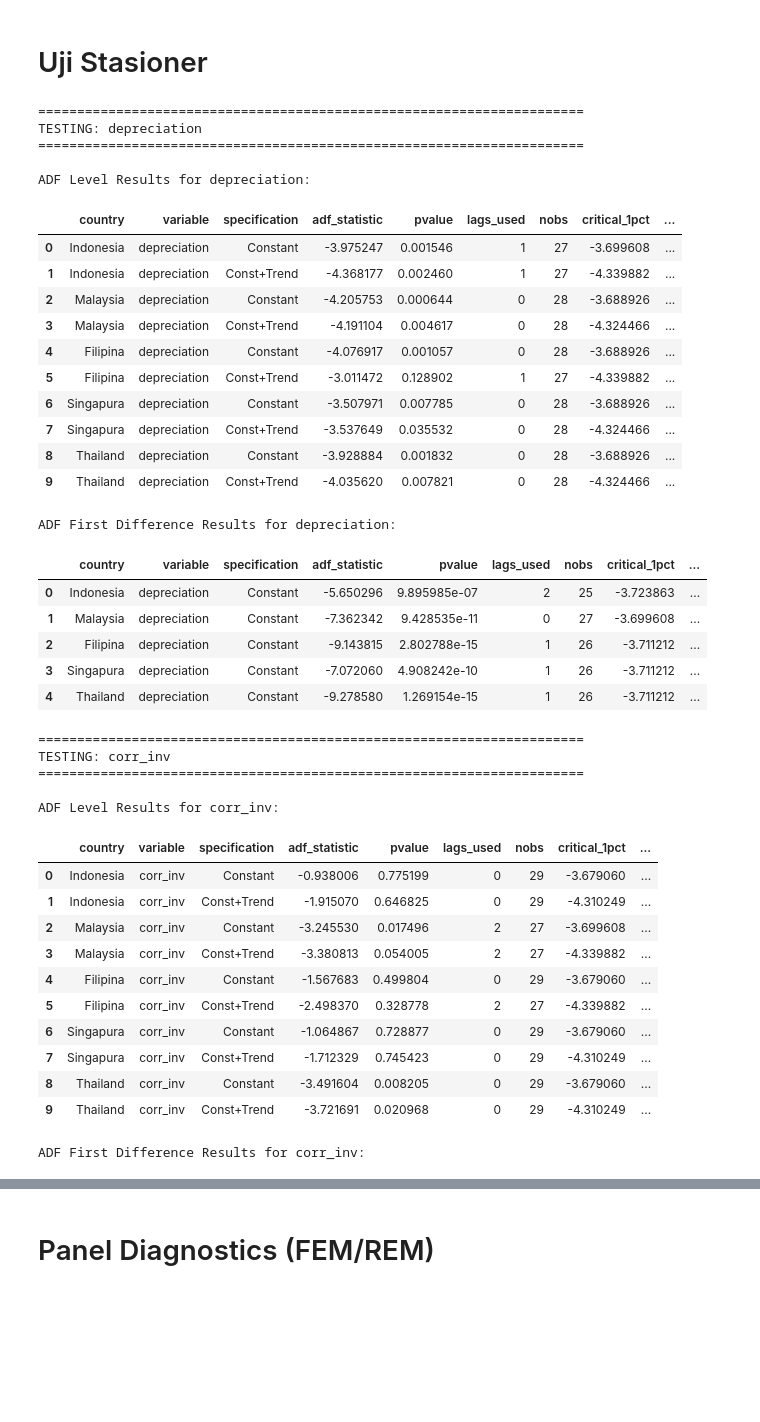
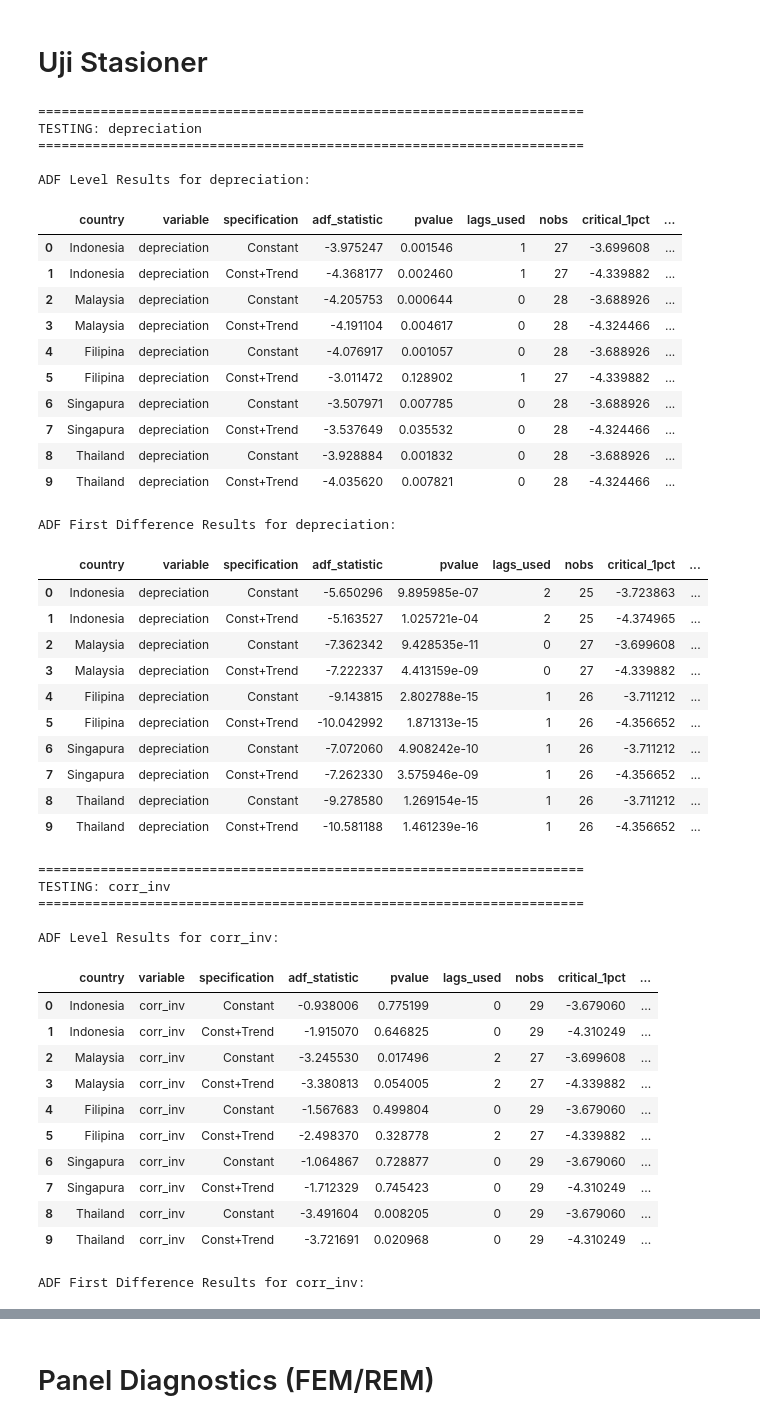
Before and after one commit to Mrhemm/Intefin_Corruption, a Jupyter notebook: FULL_Exploratory.ipynb, the cells around one changed output, grey strips where cells are left out. Drawn from its saved outputs; the diff is of its cells as text; code cells hidden in the pictures; blank space fills up the shorter version.

Commit message:
Added none for ADF as well as some other stationarity tests

```diff
--- a/FULL_Exploratory.ipynb
+++ b/FULL_Exploratory.ipynb
@@ -10,6 +10,8 @@ from statsmodels.regression.linear_model import OLS
 from statsmodels.stats.diagnostic import het_breuschpagan, acorr_ljungbox
 from statsmodels.stats.stattools import durbin_watson
 from statsmodels.stats.outliers_influence import variance_inflation_factor
+from scipy import stats
+from linearmodels.panel import PanelOLS, RandomEffects
 import warnings
 warnings.filterwarnings('ignore')
 
@@ -20,6 +22,7 @@ ASEAN5_COUNTRIES = ['Indonesia', 'Malaysia', 'Filipina', 'Singapura', 'Thailand'
 VARIABLES_TO_PLOT = ['depreciation', 'corr_inv', 'infl_diff', 'ca_gdp', 'reserves_moi', 'gdp_growth']
 VARIABLES_TO_TEST = ['depreciation', 'corr_inv', 'infl_diff', 'ca_gdp', 'reserves_moi', 'gdp_growth']
 MAX_LAG = 7
+ADF_SPECIFICATIONS = [('c', 'Constant'), ('ct', 'Const+Trend'), ('nc', 'None')]
 # %%
 df = pd.read_csv("Data/panel_asean5_cleaned.csv")
 print(f"Data loaded: {df.shape}")
@@ -185,7 +188,7 @@ for var in VARIABLES_TO_TEST:
         if len(series.dropna()) < 10:
             continue
 
-        for regression, reg_name in [('c', 'Constant'), ('ct', 'Const+Trend'), ('nc', 'None')]:
+        for regression, reg_name in ADF_SPECIFICATIONS:
             result = adf_test_series(series, maxlag=MAX_LAG, regression=regression, autolag='AIC')
             if not (np.isnan(result['adf_statistic']) and np.isnan(result['pvalue'])):
                 results_list_level.append({
@@ -202,16 +205,17 @@ for var in VARIABLES_TO_TEST:
         series_diff = df_diff[f'{var}_diff']
 
         if len(series_diff.dropna()) >= 10:
-            result_diff = adf_test_series(series_diff, maxlag=MAX_LAG, regression='c', autolag='AIC')
-            if not (np.isnan(result_diff['adf_statistic']) and np.isnan(result_diff['pvalue'])):
-                results_list_diff.append({
-                    'country': country, 'variable': var, 'specification': 'Constant',
-                    'adf_statistic': result_diff['adf_statistic'], 'pvalue': result_diff['pvalue'],
-                    'lags_used': result_diff['lags_used'], 'nobs': result_diff['nobs'],
-                    'critical_1pct': result_diff['critical_values'].get('1%', np.nan),
-                    'critical_5pct': result_diff['critical_values'].get('5%', np.nan),
-                    'critical_10pct': result_diff['critical_values'].get('10%', np.nan)
-                })
+            for regression, reg_name in ADF_SPECIFICATIONS:
+                result_diff = adf_test_series(series_diff, maxlag=MAX_LAG, regression=regression, autolag='AIC')
+                if not (np.isnan(result_diff['adf_statistic']) and np.isnan(result_diff['pvalue'])):
+                    results_list_diff.append({
+                        'country': country, 'variable': var, 'specification': reg_name,
+                        'adf_statistic': result_diff['adf_statistic'], 'pvalue': result_diff['pvalue'],
+                        'lags_used': result_diff['lags_used'], 'nobs': result_diff['nobs'],
+                        'critical_1pct': result_diff['critical_values'].get('1%', np.nan),
+                        'critical_5pct': result_diff['critical_values'].get('5%', np.nan),
+                        'critical_10pct': result_diff['critical_values'].get('10%', np.nan)
+                    })
 
     if results_list_level:
         adf_level_df = pd.DataFrame(results_list_level)
@@ -221,37 +225,42 @@ for var in VARIABLES_TO_TEST:
         print(f"\nADF Level Results for {var}:")
         display(adf_level_df)
 
     if results_list_diff:
         adf_diff_df = pd.DataFrame(results_list_diff)
         adf_diff_df = adf_diff_df.dropna(subset=['adf_statistic', 'pvalue'], how='all')
         all_adf_diff.append(adf_diff_df)
         adf_diff_df.to_csv(f'Output/UnitRootTests/adf_{var}_diff.csv', index=False)
         print(f"\nADF First Difference Results for {var}:")
         display(adf_diff_df)
 # %% [output]
 ======================================================================
 TESTING: depreciation
 ======================================================================
 
 ADF Level Results for depreciation:
 |  | country | variable | specification | adf_statistic | pvalue | lags_used | nobs | critical_1pct | ... |
 | 0 | Indonesia | depreciation | Constant | -3.975247 | 0.001546 | 1 | 27 | -3.699608 | ... |
 | 1 | Indonesia | depreciation | Const+Trend | -4.368177 | 0.002460 | 1 | 27 | -4.339882 | ... |
 | 2 | Malaysia | depreciation | Constant | -4.205753 | 0.000644 | 0 | 28 | -3.688926 | ... |
 | 3 | Malaysia | depreciation | Const+Trend | -4.191104 | 0.004617 | 0 | 28 | -4.324466 | ... |
 | 4 | Filipina | depreciation | Constant | -4.076917 | 0.001057 | 0 | 28 | -3.688926 | ... |
 | 5 | Filipina | depreciation | Const+Trend | -3.011472 | 0.128902 | 1 | 27 | -4.339882 | ... |
 | 6 | Singapura | depreciation | Constant | -3.507971 | 0.007785 | 0 | 28 | -3.688926 | ... |
 | 7 | Singapura | depreciation | Const+Trend | -3.537649 | 0.035532 | 0 | 28 | -4.324466 | ... |
 | 8 | Thailand | depreciation | Constant | -3.928884 | 0.001832 | 0 | 28 | -3.688926 | ... |
 | 9 | Thailand | depreciation | Const+Trend | -4.035620 | 0.007821 | 0 | 28 | -4.324466 | ... |
 ADF First Difference Results for depreciation:
 |  | country | variable | specification | adf_statistic | pvalue | lags_used | nobs | critical_1pct | ... |
 | 0 | Indonesia | depreciation | Constant | -5.650296 | 9.895985e-07 | 2 | 25 | -3.723863 | ... |
-| 1 | Malaysia | depreciation | Constant | -7.362342 | 9.428535e-11 | 0 | 27 | -3.699608 | ... |
-| 2 | Filipina | depreciation | Constant | -9.143815 | 2.802788e-15 | 1 | 26 | -3.711212 | ... |
-| 3 | Singapura | depreciation | Constant | -7.072060 | 4.908242e-10 | 1 | 26 | -3.711212 | ... |
-| 4 | Thailand | depreciation | Constant | -9.278580 | 1.269154e-15 | 1 | 26 | -3.711212 | ... |
+| 1 | Indonesia | depreciation | Const+Trend | -5.163527 | 1.025721e-04 | 2 | 25 | -4.374965 | ... |
+| 2 | Malaysia | depreciation | Constant | -7.362342 | 9.428535e-11 | 0 | 27 | -3.699608 | ... |
+| 3 | Malaysia | depreciation | Const+Trend | -7.222337 | 4.413159e-09 | 0 | 27 | -4.339882 | ... |
+| 4 | Filipina | depreciation | Constant | -9.143815 | 2.802788e-15 | 1 | 26 | -3.711212 | ... |
+| 5 | Filipina | depreciation | Const+Trend | -10.042992 | 1.871313e-15 | 1 | 26 | -4.356652 | ... |
+| 6 | Singapura | depreciation | Constant | -7.072060 | 4.908242e-10 | 1 | 26 | -3.711212 | ... |
+| 7 | Singapura | depreciation | Const+Trend | -7.262330 | 3.575946e-09 | 1 | 26 | -4.356652 | ... |
+| 8 | Thailand | depreciation | Constant | -9.278580 | 1.269154e-15 | 1 | 26 | -3.711212 | ... |
+| 9 | Thailand | depreciation | Const+Trend | -10.581188 | 1.461239e-16 | 1 | 26 | -4.356652 | ... |
 ======================================================================
 TESTING: corr_inv
 ======================================================================
```
Also changed, not shown: parts of 7 cells of this notebook, 20 other files.
